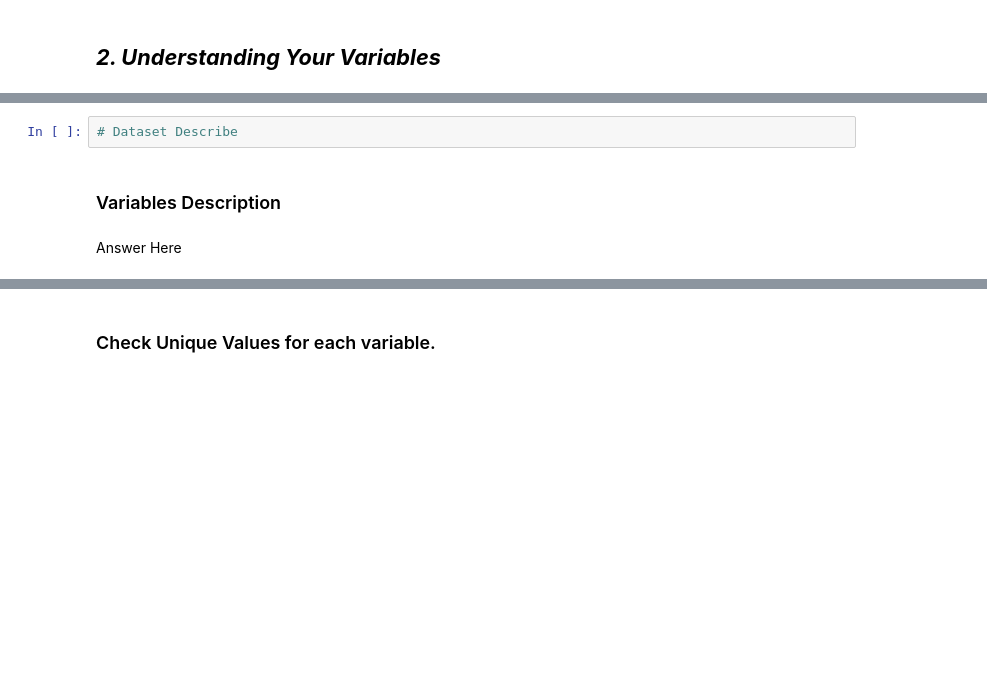
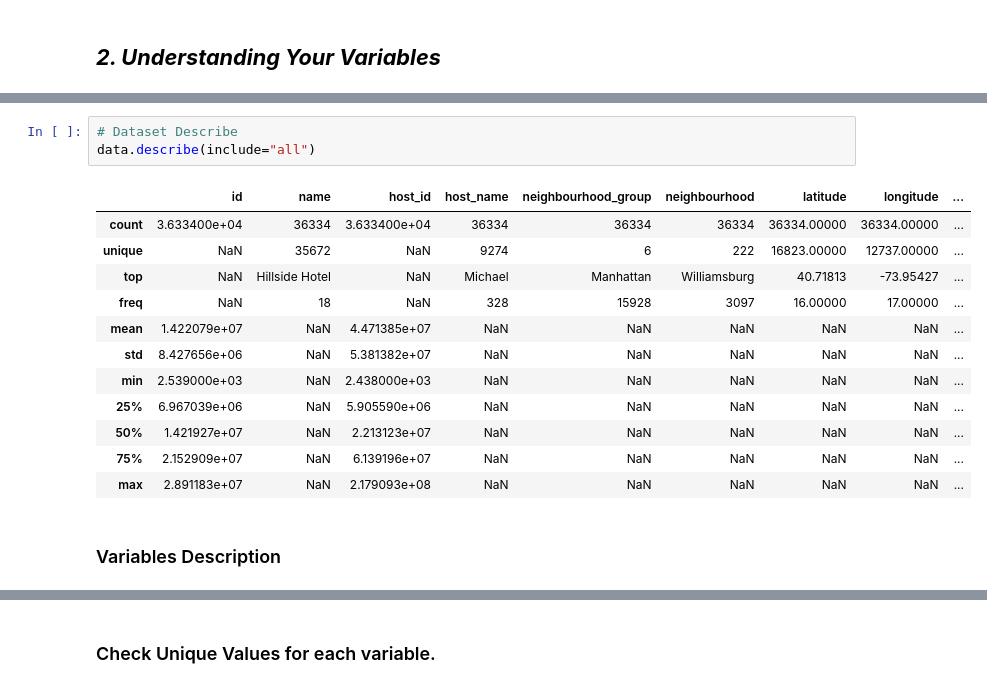
Before and after one commit to hitesh-lalwanii/Airbnb-Booking-Analysis, a Jupyter notebook: Airbnb_Booking_Analysis_By_Hitesh_Lalwani_(_Cohort_Lima).ipynb, the cells around one changed output, grey strips where cells are left out. Drawn from its saved outputs; the diff is of its cells as text; blank space fills up the shorter version.

```diff
--- a/Airbnb_Booking_Analysis_By_Hitesh_Lalwani_(_Cohort_Lima).ipynb
+++ b/Airbnb_Booking_Analysis_By_Hitesh_Lalwani_(_Cohort_Lima).ipynb
@@ -110,6 +223,18 @@ Answer Here
 # %%
 # Dataset Describe
+data.describe(include="all")
+# %% [output]
+|  | id | name | host_id | host_name | neighbourhood_group | neighbourhood | latitude | longitude | ... |
+| count | 3.633400e+04 | 36334 | 3.633400e+04 | 36334 | 36334 | 36334 | 36334.00000 | 36334.00000 | ... |
+| unique | NaN | 35672 | NaN | 9274 | 6 | 222 | 16823.00000 | 12737.00000 | ... |
+| top | NaN | Hillside Hotel | NaN | Michael | Manhattan | Williamsburg | 40.71813 | -73.95427 | ... |
+| freq | NaN | 18 | NaN | 328 | 15928 | 3097 | 16.00000 | 17.00000 | ... |
+| mean | 1.422079e+07 | NaN | 4.471385e+07 | NaN | NaN | NaN | NaN | NaN | ... |
+| std | 8.427656e+06 | NaN | 5.381382e+07 | NaN | NaN | NaN | NaN | NaN | ... |
+| min | 2.539000e+03 | NaN | 2.438000e+03 | NaN | NaN | NaN | NaN | NaN | ... |
+| 25% | 6.967039e+06 | NaN | 5.905590e+06 | NaN | NaN | NaN | NaN | NaN | ... |
+| 50% | 1.421927e+07 | NaN | 2.213123e+07 | NaN | NaN | NaN | NaN | NaN | ... |
+| 75% | 2.152909e+07 | NaN | 6.139196e+07 | NaN | NaN | NaN | NaN | NaN | ... |
+| max | 2.891183e+07 | NaN | 2.179093e+08 | NaN | NaN | NaN | NaN | NaN | ... |
 # %% [markdown]
 ### Variables Description
-# %% [markdown]
-Answer Here
```
Also changed, not shown: parts of 17 cells of this notebook.
